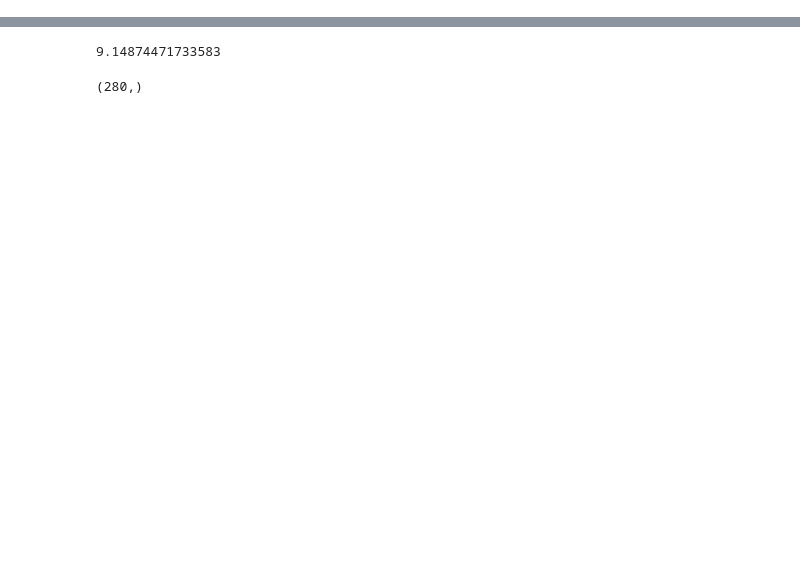
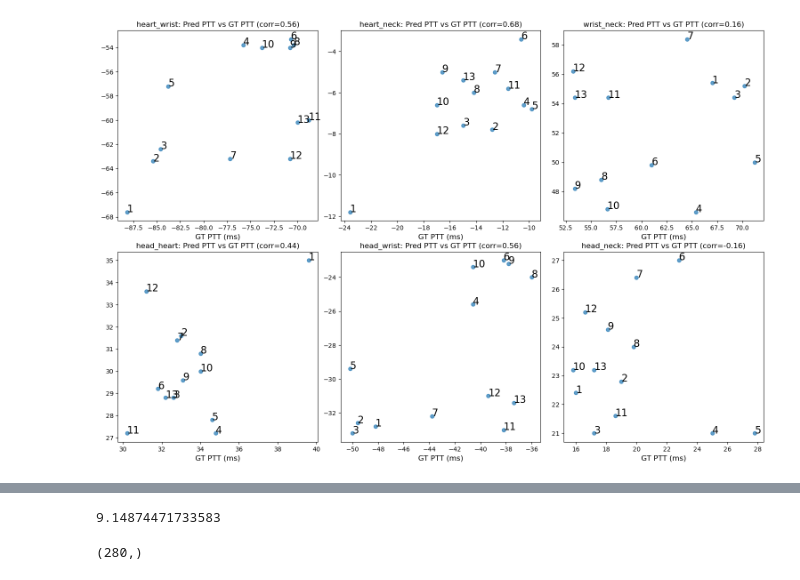
Before and after one commit to kuangyuan-cmu/RadarPulse, a Jupyter notebook: bp_eval_dev copy.ipynb, the cells around one changed output, grey strips where cells are left out. Saved outputs shown, nothing was run; the diff lists cells and outputs as text; code cells hidden in the pictures; blank space fills up the shorter version.

```diff
--- a/bp_eval_dev copy.ipynb
+++ b/bp_eval_dev copy.ipynb
@@ -88,0 +176,34 @@ plt.show()
+# %%
+# Read the CSV file
+df = pd.read_csv('results/bp_eval/fusion_retrained/p1/baitong_ptt_bp_data.csv')
+
+# Add order numbers
+df['order'] = range(1, len(df) + 1)
+# Create a figure with subplots for each site pair
+num_pairs = len(site_pairs)
+nrow = 2
+ncol = num_pairs//2
+fig, axes = plt.subplots(nrow, ncol, figsize=(15, 10))
+plt.rcParams.update({'font.size': 14})  # Increase base font size
+
+for i, site_pair in enumerate(site_pairs):
+    # Get PTT column names
+    gt_col = f'ptt_{site_pair}_gt'
+    pred_col = f'ptt_{site_pair}_pred'
+    if gt_col not in df.columns or pred_col not in df.columns:
+        continue
+    gt_ptt = df[gt_col]
+    pred_ptt = df[pred_col]
+
+    axes[i//ncol, i%ncol].scatter(gt_ptt, pred_ptt, alpha=0.7)
+    for j, txt in enumerate(df['order']):
+        axes[i//ncol, i%ncol].annotate(txt, (gt_ptt.iloc[j], pred_ptt.iloc[j]), fontsize=16)
+    axes[i//ncol, i%ncol].set_title(f'{site_pair}: Pred PTT vs GT PTT (corr={np.corrcoef(pred_ptt, gt_ptt)[0,1]:.2f})', fontsize=12)
+    axes[i//ncol, i%ncol].set_xlabel('GT PTT (ms)', fontsize=12)
+    # axes[i,4].set_ylabel('Pred PTT (ms)', fontsize=12)
+    axes[i//ncol, i%ncol].tick_params(axis='both', labelsize=10)
+
+plt.tight_layout(pad=0.25, h_pad=0.25, w_pad=0)
+plt.show()
+# %% [output]
+[figure, added]
```
Also changed, not shown: parts of 13 cells of this notebook, 19 other files.
